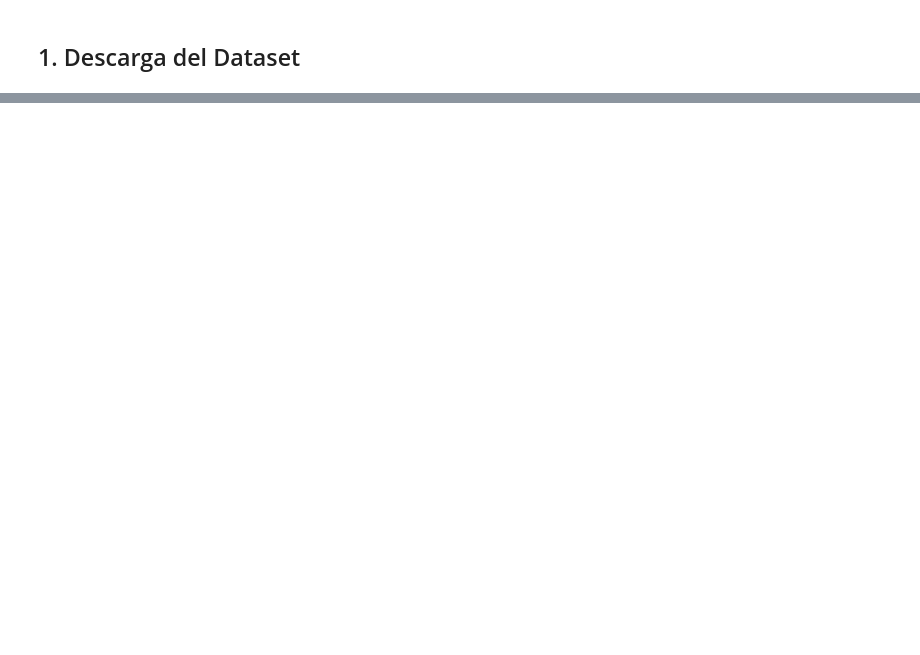
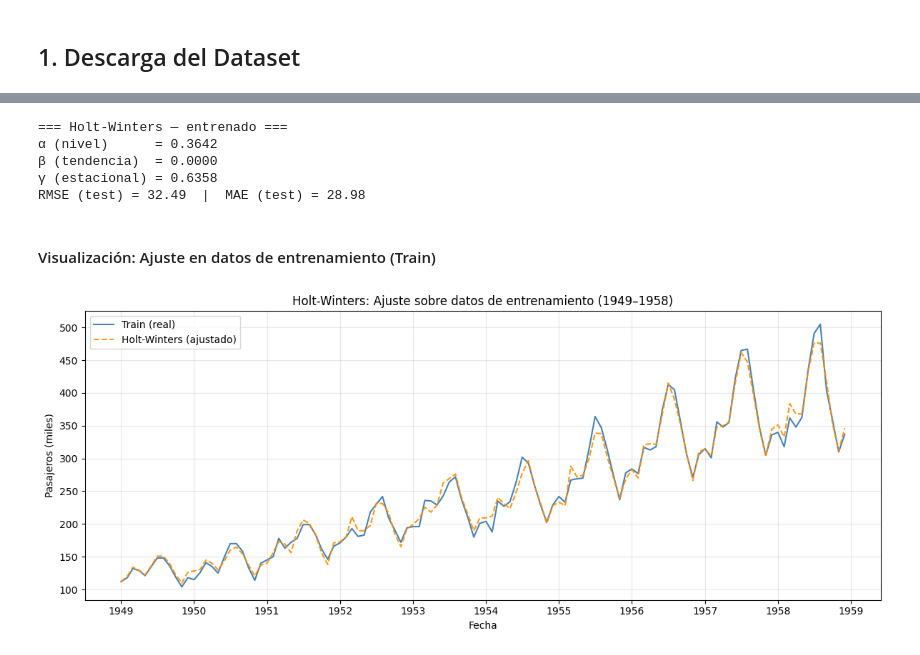
Before and after one commit to jbrazonath/Analisis-de-Series-de-Tiempo, a Jupyter notebook: Proyecto_Series_Tiempo.ipynb, the cells around one changed output, grey strips where cells are left out. Drawn from its saved outputs; the diff is of its cells as text; code cells hidden in the pictures; blank space fills up the shorter version.

Commit message:
agrego modelos autoarima y Holt-Winters; describo mejor lso datos y justifico los pasos

```diff
--- a/Proyecto_Series_Tiempo.ipynb
+++ b/Proyecto_Series_Tiempo.ipynb
@@ -119,0 +227,10 @@ df.drop(columns=['mes'], inplace=True)
+# %%
+# Partición Train / Test — compartida por los tres modelos
+# df ya está preparado en la sección EDA (índice temporal, columna 'pasajeros')
+train_c = df.iloc[:-24]   # ene 1949 – dic 1958  (120 observaciones)
+test_c  = df.iloc[-24:]   # ene 1959 – dic 1960  (24 observaciones)
+
+print(f"Train: {len(train_c)} obs  "
+      f"({train_c.index[0].strftime('%b %Y')} – {train_c.index[-1].strftime('%b %Y')})")
+print(f"Test:  {len(test_c)} obs  "
+      f"({test_c.index[0].strftime('%b %Y')} – {test_c.index[-1].strftime('%b %Y')})")
@@ -161,0 +301,39 @@ print(f"Datos de Prueba (Test): {len(test)} meses")
+# %%
+modelo_hw = ExponentialSmoothing(
+    train_c['pasajeros'],
+    trend='add',
+    seasonal='mul',
+    seasonal_periods=12
+)
+resultado_hw = modelo_hw.fit(optimized=True)
+pred_hw = resultado_hw.forecast(steps=24)
+pred_hw.index = test_c.index
+
+rmse_hw = np.sqrt(mean_squared_error(test_c['pasajeros'], pred_hw))
+mae_hw  = mean_absolute_error(test_c['pasajeros'], pred_hw)
+
+print("=== Holt-Winters — entrenado ===")
+print(f"α (nivel)      = {resultado_hw.params['smoothing_level']:.4f}")
+print(f"β (tendencia)  = {resultado_hw.params['smoothing_trend']:.4f}")
+print(f"γ (estacional) = {resultado_hw.params['smoothing_seasonal']:.4f}")
+print(f"RMSE (test) = {rmse_hw:.2f}  |  MAE (test) = {mae_hw:.2f}")
+# %% [output]
+=== Holt-Winters — entrenado ===
+α (nivel)      = 0.3642
+β (tendencia)  = 0.0000
+γ (estacional) = 0.6358
+RMSE (test) = 32.49  |  MAE (test) = 28.98
+# %% [markdown]
+#### Visualización: Ajuste en datos de entrenamiento (Train)
+# %%
+fig, ax = plt.subplots(figsize=(12, 5))
+ax.plot(train_c.index, train_c['pasajeros'],
+        label='Train (real)', color='steelblue', linewidth=1.5)
+ax.plot(train_c.index, resultado_hw.fittedvalues,
+        label='Holt-Winters (ajustado)', color='darkorange', linestyle='--', alpha=0.9)
+ax.set_title('Holt-Winters: Ajuste sobre datos de entrenamiento (1949–1958)')
+ax.set_xlabel('Fecha'); ax.set_ylabel('Pasajeros (miles)')
+ax.legend(); ax.grid(alpha=0.3)
+plt.tight_layout(); plt.show()
+# %% [output]
+[figure, added]
```
Also changed, not shown: parts of 79 cells of this notebook.
